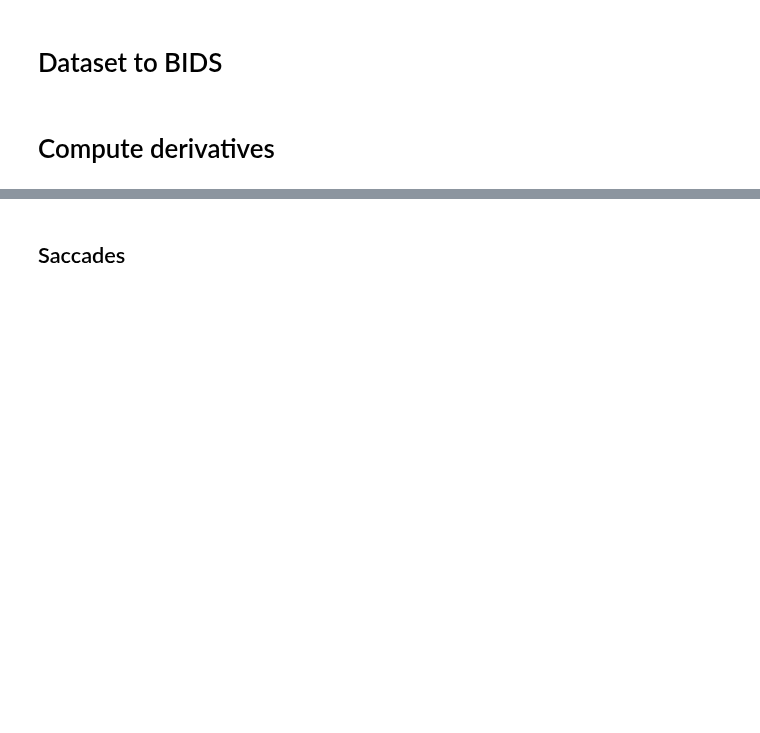
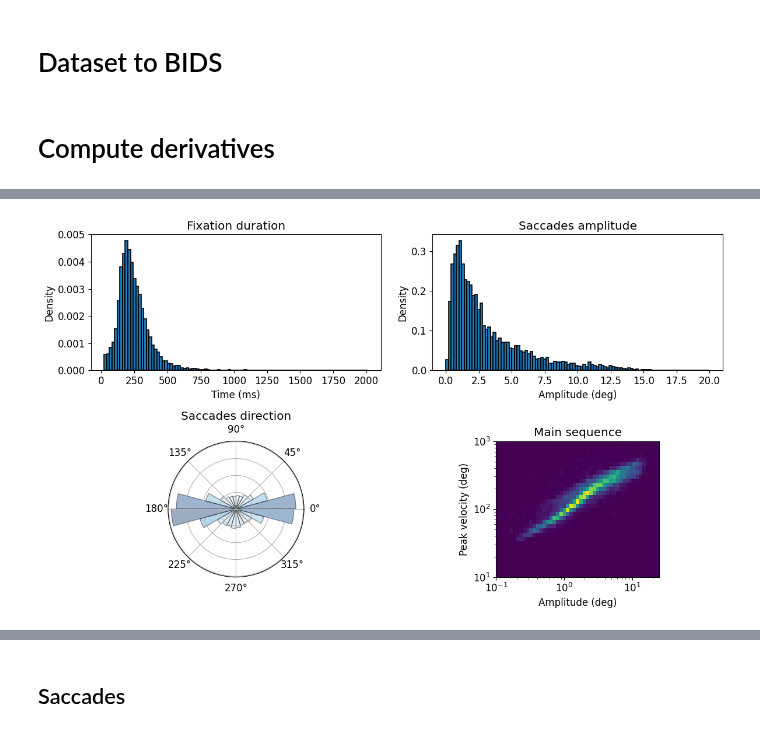
Before and after one commit to NeuroLIAA/pyxations, a Jupyter notebook: notebooks/Eyelink tutorial.ipynb, the cells around one changed output, grey strips where cells are left out. Drawn from its saved outputs; the diff is of its cells as text; code cells hidden in the pictures; blank space fills up the shorter version.

Commit message:
Eyelink tutotorial improvements

```diff
--- a/notebooks/Eyelink tutorial.ipynb
+++ b/notebooks/Eyelink tutorial.ipynb
@@ -73,0 +46,8 @@ Kept 8 fixations with previous saccade
+# %%
+exp = pyx.Experiment(bids_dataset_folder)
+exp.load_data("eyelink")
+
+# Some plots
+exp.plot_multipanel(True)
+# %% [output]
+[figure, added]
```
Also changed, not shown: parts of 11 cells of this notebook.
